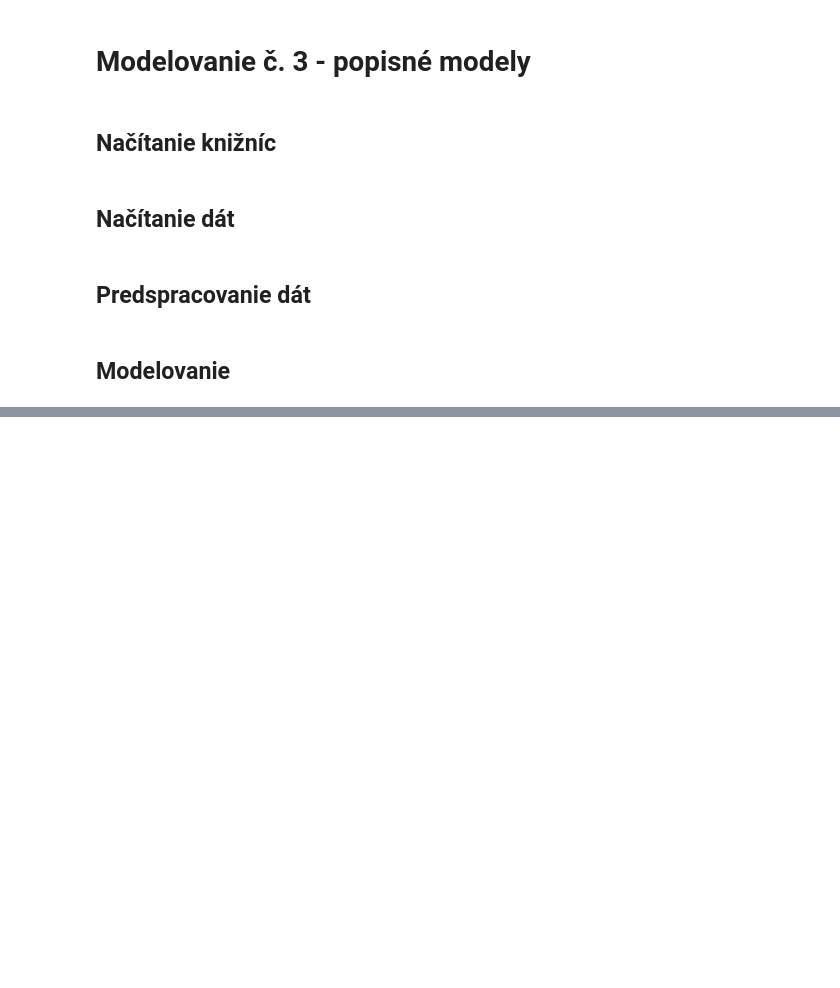
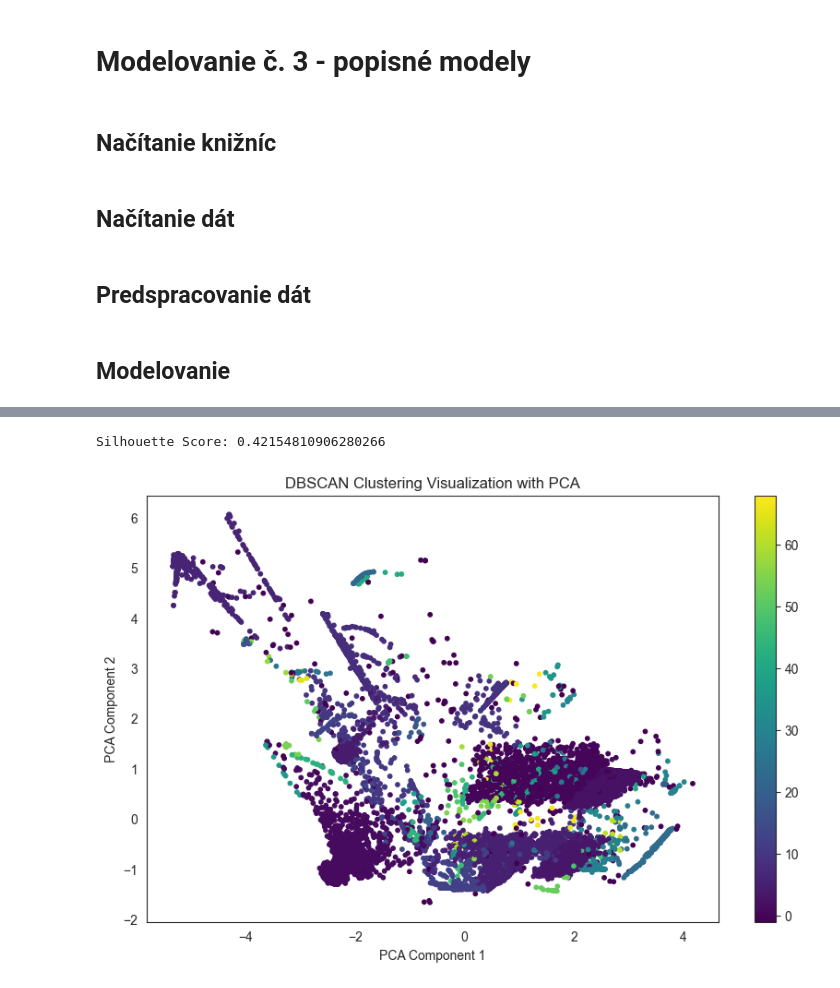
Before and after one commit to M4jkky/CRISP-DataMining, a Jupyter notebook: modeling_3.ipynb, the cells around one changed output, grey strips where cells are left out. Saved outputs shown, nothing was run; the diff lists cells and outputs as text; code cells hidden in the pictures; blank space fills up the shorter version.

```diff
--- a/modeling_3.ipynb
+++ b/modeling_3.ipynb
@@ -55,0 +120,20 @@ plt.show()
+# %%
+dbscan = DBSCAN(eps=1, min_samples=5)
+labels = dbscan.fit_predict(X_dense)
+
+sil_score = silhouette_score(X_dense, labels)
+print(f'Silhouette Score: {sil_score}')
+
+pca = PCA(n_components=2, random_state=42)
+X_pca = pca.fit_transform(X_dense)
+
+plt.figure(figsize=(10, 6))
+plt.scatter(X_pca[:, 0], X_pca[:, 1], c=labels, cmap='viridis', s=10)
+plt.title('DBSCAN Clustering Visualization with PCA')
+plt.xlabel('PCA Component 1')
+plt.ylabel('PCA Component 2')
+plt.colorbar()
+plt.show()
+# %% [output]
+Silhouette Score: 0.42154810906280266
+[figure, added]
```
Also changed, not shown: parts of 7 cells of this notebook.
